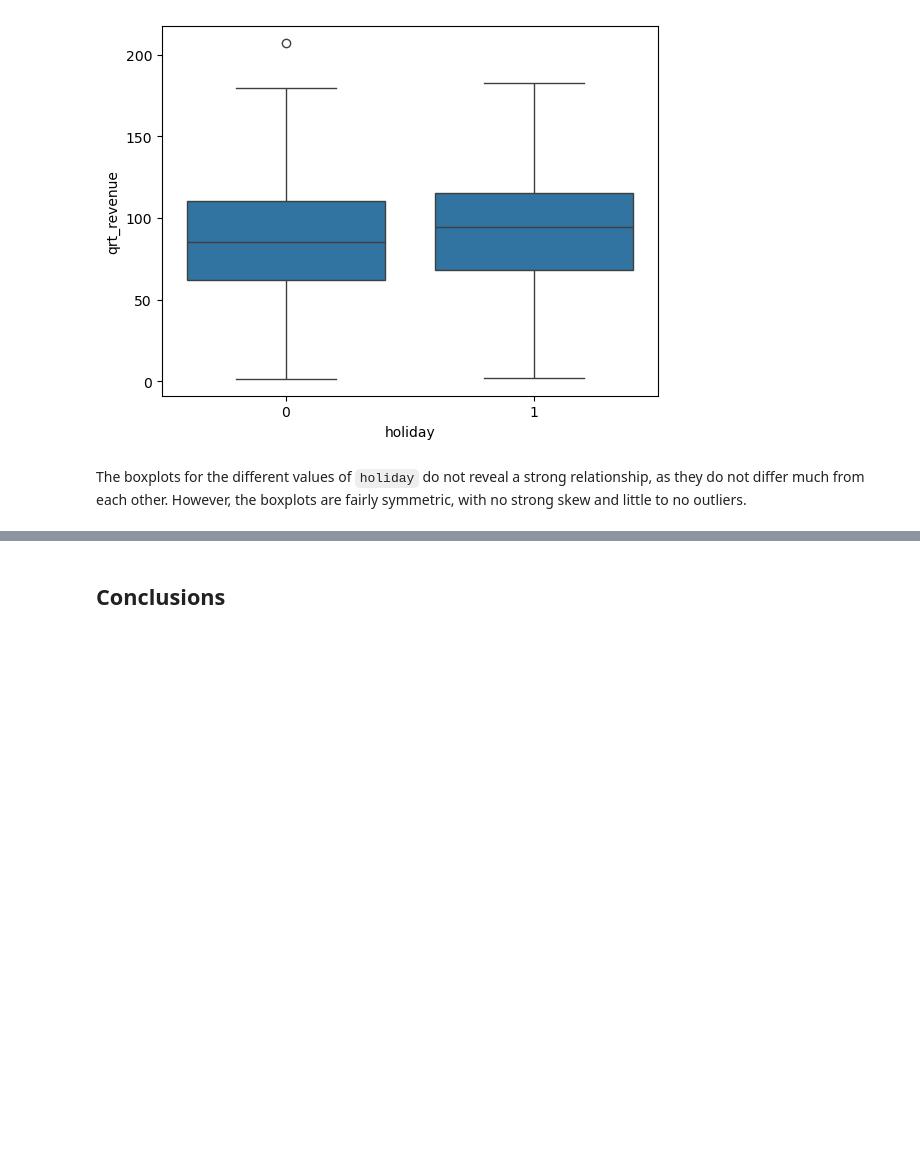
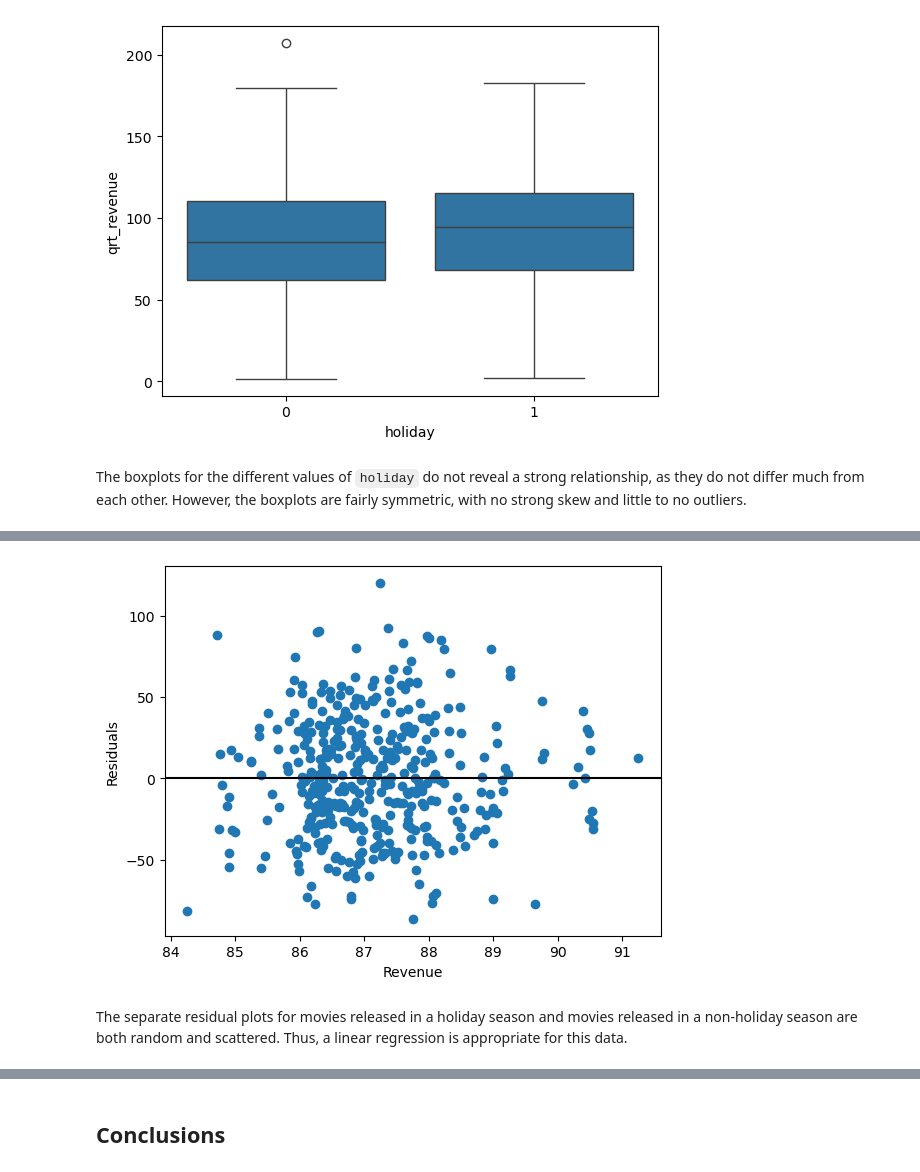
Before and after one commit to ay283/info2950_project, a Jupyter notebook: Report.ipynb, the cells around one changed output, grey strips where cells are left out. Cells and saved outputs as stored; diff of their text form; code cells hidden in the pictures; blank space fills up the shorter version.

```diff
--- a/Report.ipynb
+++ b/Report.ipynb
@@ -331,3 +348,20 @@ The residual plot for the transformed variables is mostly random and scattered,
+# %%
+train_non_holiday = train[train['holiday'] == 0]
+train_pred_non_holiday = train_pred[train['holiday']==0]
+
+residuals = train_non_holiday['qrt_revenue'] - train_pred_non_holiday
+
+def generate_residual_plot(pred, resid):
+    plt.scatter(pred, resid, marker="o")
+    plt.xlabel("Revenue")
+    plt.ylabel("Residuals")
+    plt.axhline(y=0, color="black")
+
+generate_residual_plot(train_pred_non_holiday, residuals)
+# %% [output]
+[figure, added]
+# %% [markdown]
+The separate residual plots for movies released in a holiday season and movies released in a non-holiday season are both random and scattered. Thus, a linear regression is appropriate for this data.
 # %%
 Y = data['qrt_revenue']
 x = data[input_vars]
```
Also changed, not shown: parts of 22 cells of this notebook.
